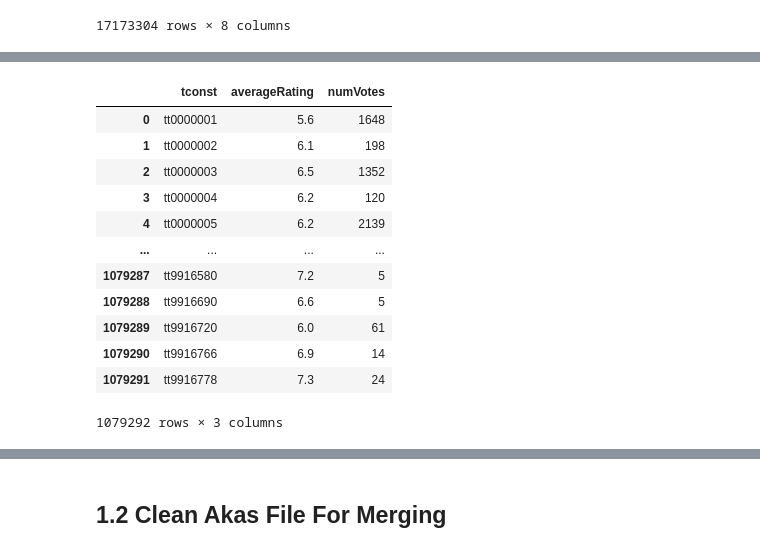
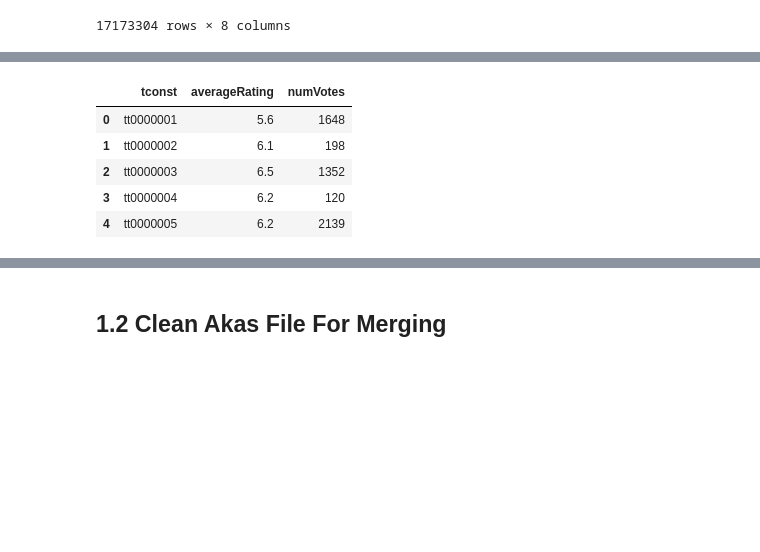
Before and after one commit to hemsmalli5/test, a Jupyter notebook: Project_Master.ipynb, the cells around one changed output, grey strips where cells are left out. Saved outputs shown, nothing was run; the diff lists cells and outputs as text; code cells hidden in the pictures; blank space fills up the shorter version.

```diff
--- a/Project_Master.ipynb
+++ b/Project_Master.ipynb
@@ -72,20 +73,13 @@ movie_basics
 # %%
 # read the data file
-movie_ratings = pd.read_csv('Raw_files/title.ratings.tsv', sep='\t')
-movie_ratings
+movie_ratings = pd.read_csv('s3://team5-finalproject-resources/title.ratings.tsv', sep='\t')
+movie_ratings.head(5)
 # %% [output]
 |  | tconst | averageRating | numVotes |
 | 0 | tt0000001 | 5.6 | 1648 |
 | 1 | tt0000002 | 6.1 | 198 |
 | 2 | tt0000003 | 6.5 | 1352 |
 | 3 | tt0000004 | 6.2 | 120 |
 | 4 | tt0000005 | 6.2 | 2139 |
-| ... | ... | ... | ... |
-| 1079287 | tt9916580 | 7.2 | 5 |
-| 1079288 | tt9916690 | 6.6 | 5 |
-| 1079289 | tt9916720 | 6.0 | 61 |
-| 1079290 | tt9916766 | 6.9 | 14 |
-| 1079291 | tt9916778 | 7.3 | 24 |
-1079292 rows × 3 columns
 # %%
 # read the data file
```
Also changed, not shown: parts of 19 cells of this notebook.
